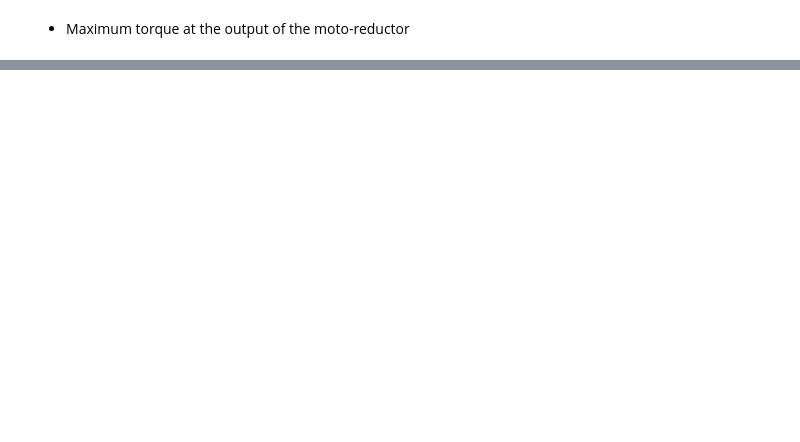
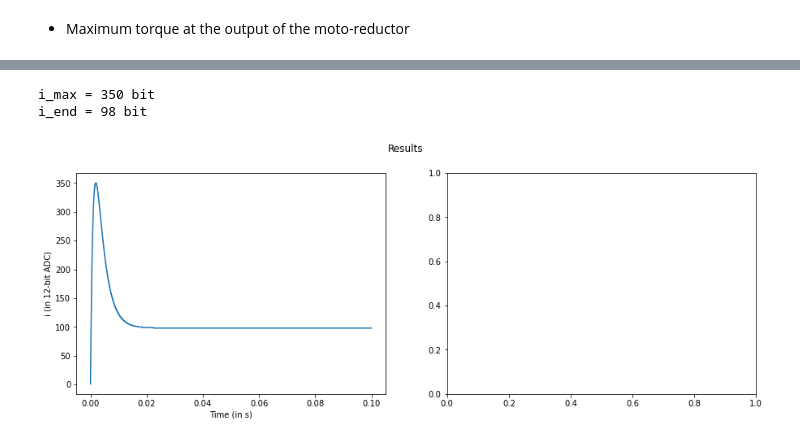
Before and after one commit to ThomasLeMezo/seabot2-hardware, a Jupyter notebook: simulation/DC_Simulator.ipynb, the cells around one changed output, grey strips where cells are left out. Saved outputs shown, nothing was run; the diff lists cells and outputs as text; code cells hidden in the pictures; blank space fills up the shorter version.

```diff
--- a/simulation/DC_Simulator.ipynb
+++ b/simulation/DC_Simulator.ipynb
@@ -103,17 +144,20 @@ Input : u = [V]
 # %%
-x = np.array([0., 0.])
-u = 12 # V
-torque = torque100/Maxon_Reduction
-torque_non_revers = torque
+x = np.array([0., 0., 0.0])
+u = np.array([12., 100.]) # V, m
+
 dt = 1e-5
 tmax = 0.1
-result_x = np.array((0, x[0], x[1]))
+result_x = np.array((0, x[0], x[1], x[2]))
+
+def f(x, u):
+    u_non_rev = u
+    #if((Kt*x[2]-torque_at_z*u[1])<0):
+    #    u_non_rev[1] = Kt*x[2]/torque_at_z
+    return (A @ x) + (B @ u_non_rev)
+
 for t in np.arange(dt, tmax, dt):
-    if((Kt*x[1]-torque)<0):
-        torque_non_revers = Kt*x[1]
-    else:
-        torque_non_revers = torque
-    dx=A @ x + B*u + W*torque_non_revers
-    x+=dx*dt
+    x+=f(x, u)*dt
 
-    result_x = np.vstack([result_x, np.array((t, x[0], x[1]))])
+    result_x = np.vstack([result_x, np.array((t, x[0], x[1], x[2]))])
+
+result_i = np.transpose(result_x)[3] + 20e-3 # Add No load current
@@ -136,0 +190,15 @@ i_max = 4.317 A
+# %%
+result_i_adc = np.floor(result_i*current_to_adc)
+
+fig, axs = plt.subplots(1,2)
+fig.suptitle('Results')
+axs[0].plot(np.transpose(result_x)[0], result_i_adc)
+axs[0].set_xlabel('Time (in s)')
+axs[0].set_ylabel('i (in 12-bit ADC)')
+
+print('i_max = {:g} bit'.format(np.max(result_i_adc)))
+print('i_end = {:g} bit'.format(result_i_adc[-3]))
+# %% [output]
+i_max = 350 bit
+i_end = 98 bit
+[figure, added]
```
Also changed, not shown: parts of 14 cells of this notebook, 7 other files.
